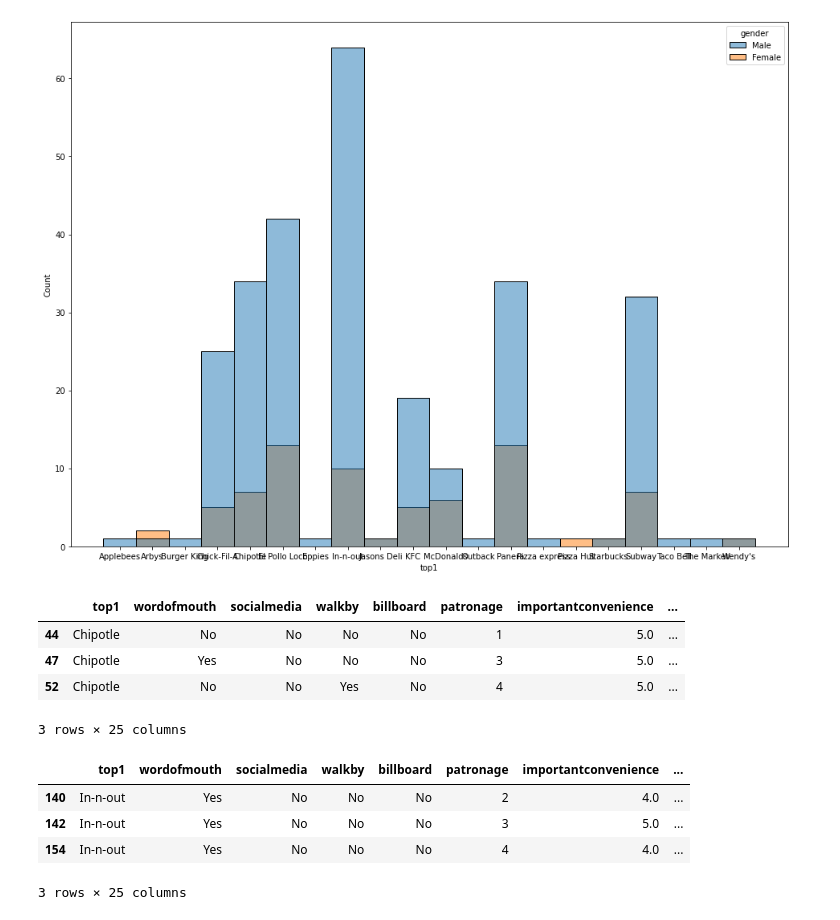
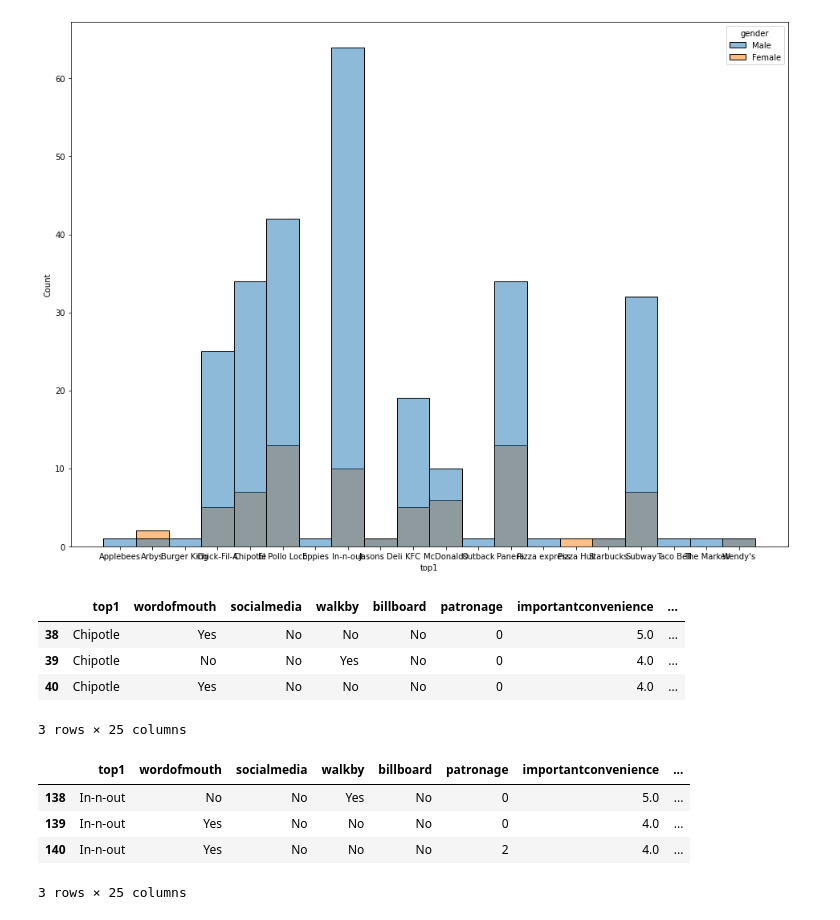
Before and after one commit to SJannat95/Python_Chipotle, a Jupyter notebook: Chipotle.ipynb, the cells around one changed output. Drawn from its saved outputs; the diff is of its cells as text; code cells hidden in the pictures.

```diff
--- a/Chipotle.ipynb
+++ b/Chipotle.ipynb
@@ -112,20 +112,20 @@ plt.show()
 # %% [output]
 [figure]
 # %%
-Chipotle3=Chipotle.loc[(Chipotle['top1'] == 'Chipotle') & (Chipotle['patronage']> 0)]
+Chipotle3=Chipotle.loc[(Chipotle['top1'] == 'Chipotle')]
 Chipotle3.head(3)
 # %% [output]
 |  | top1 | wordofmouth | socialmedia | walkby | billboard | patronage | importantconvenience | ... |
-| 44 | Chipotle | No | No | No | No | 1 | 5.0 | ... |
-| 47 | Chipotle | Yes | No | No | No | 3 | 5.0 | ... |
-| 52 | Chipotle | No | No | Yes | No | 4 | 5.0 | ... |
+| 38 | Chipotle | Yes | No | No | No | 0 | 5.0 | ... |
+| 39 | Chipotle | No | No | Yes | No | 0 | 4.0 | ... |
+| 40 | Chipotle | Yes | No | No | No | 0 | 4.0 | ... |
 3 rows × 25 columns
 # %%
-Chipotle4=Chipotle.loc[(Chipotle['top1'] == 'In-n-out') & (Chipotle['patronage']> 0)]
+Chipotle4=Chipotle.loc[(Chipotle['top1'] == 'In-n-out')]
 Chipotle4.head(3)
 # %% [output]
 |  | top1 | wordofmouth | socialmedia | walkby | billboard | patronage | importantconvenience | ... |
+| 138 | In-n-out | No | No | Yes | No | 0 | 5.0 | ... |
+| 139 | In-n-out | Yes | No | No | No | 0 | 4.0 | ... |
 | 140 | In-n-out | Yes | No | No | No | 2 | 4.0 | ... |
-| 142 | In-n-out | Yes | No | No | No | 3 | 5.0 | ... |
-| 154 | In-n-out | Yes | No | No | No | 4 | 4.0 | ... |
 3 rows × 25 columns
```
Also changed, not shown: parts of 8 cells of this notebook.
